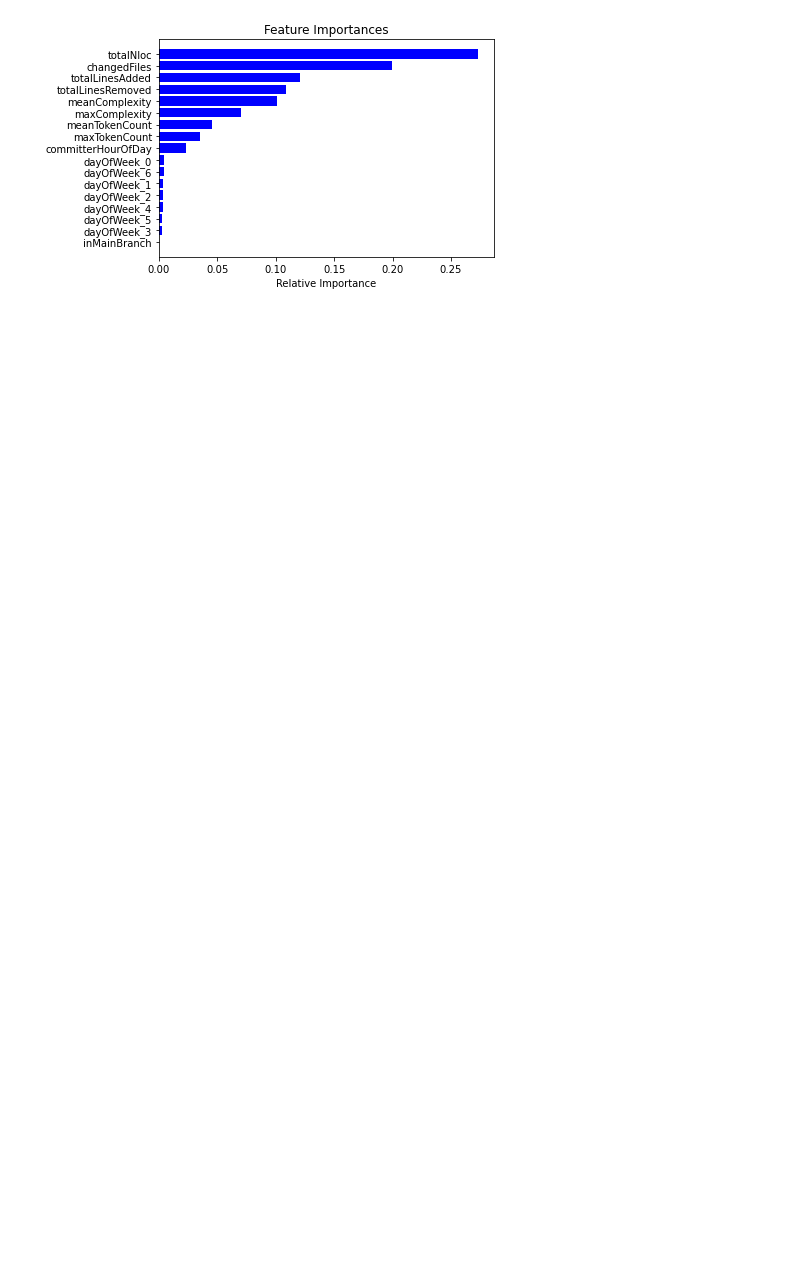
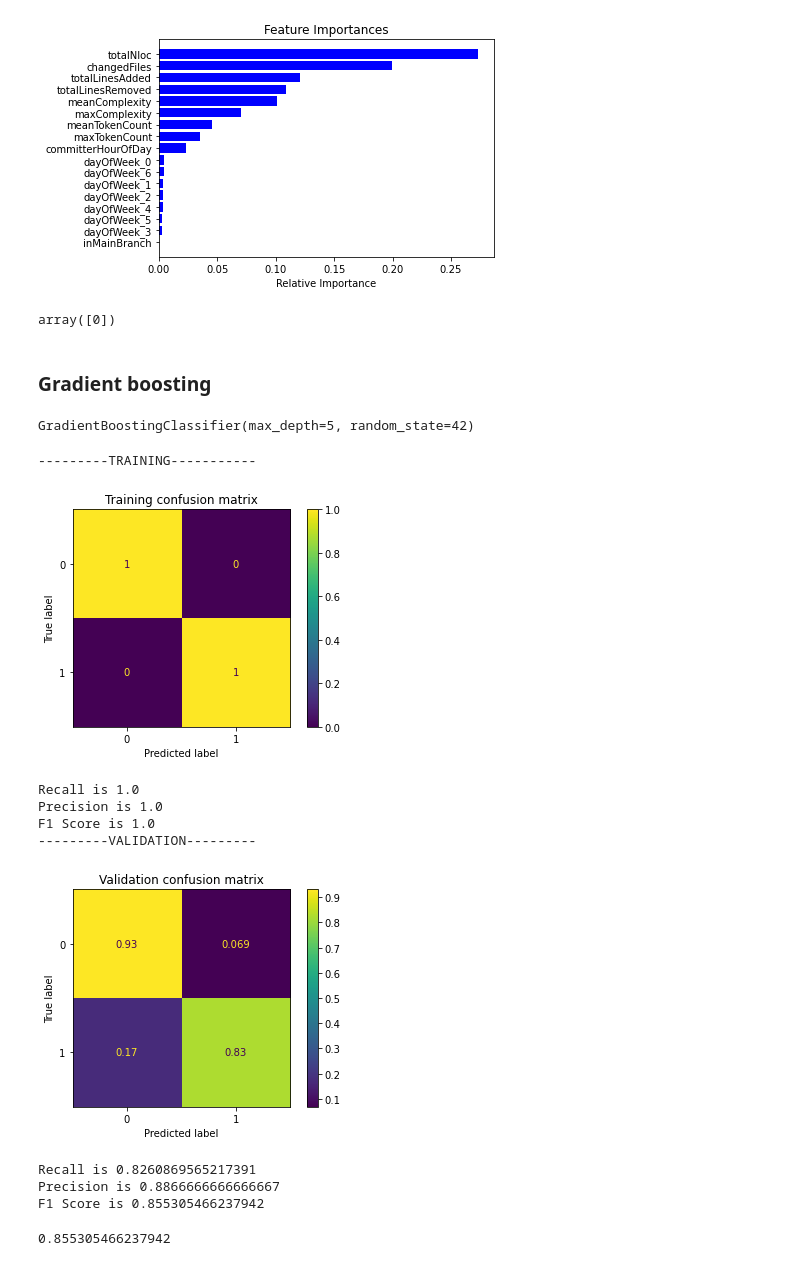
Before and after one commit to AlbertDominguez/AXM, a Jupyter notebook: notebooks/data_modelling.ipynb, the cells around one changed output. Drawn from its saved outputs; the diff is of its cells as text; code cells hidden in the pictures; blank space fills up the shorter version.

```diff
--- a/notebooks/data_modelling.ipynb
+++ b/notebooks/data_modelling.ipynb
@@ -71,3 +165,28 @@ plt.xlabel('Relative Importance')
 plt.show()
 # %% [output]
 [figure]
+# %%
+rf.predict(np.zeros(len(features)).reshape(1, -1))
+# %% [output]
+array([0])
+# %% [markdown]
+### Gradient boosting
+# %%
+gb = GradientBoostingClassifier(n_estimators=100, max_depth=5, random_state=42)
+gb.fit(trX, trY)
+# %% [output]
+GradientBoostingClassifier(max_depth=5, random_state=42)
+# %%
+get_model_metrics(gb, trX, trY, valX, valY)
+# %% [output]
+---------TRAINING-----------
+[figure, added]
+Recall is 1.0
+Precision is 1.0
+F1 Score is 1.0
+---------VALIDATION---------
+[figure, added]
+Recall is 0.8260869565217391
+Precision is 0.8866666666666667
+F1 Score is 0.855305466237942
+0.855305466237942
```
Also changed, not shown: parts of 23 cells of this notebook, 7 other files.
